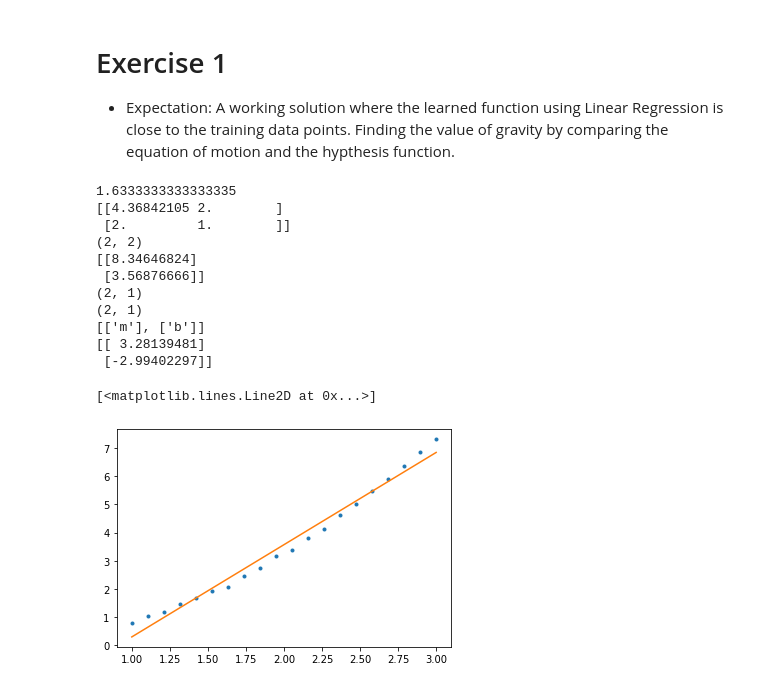
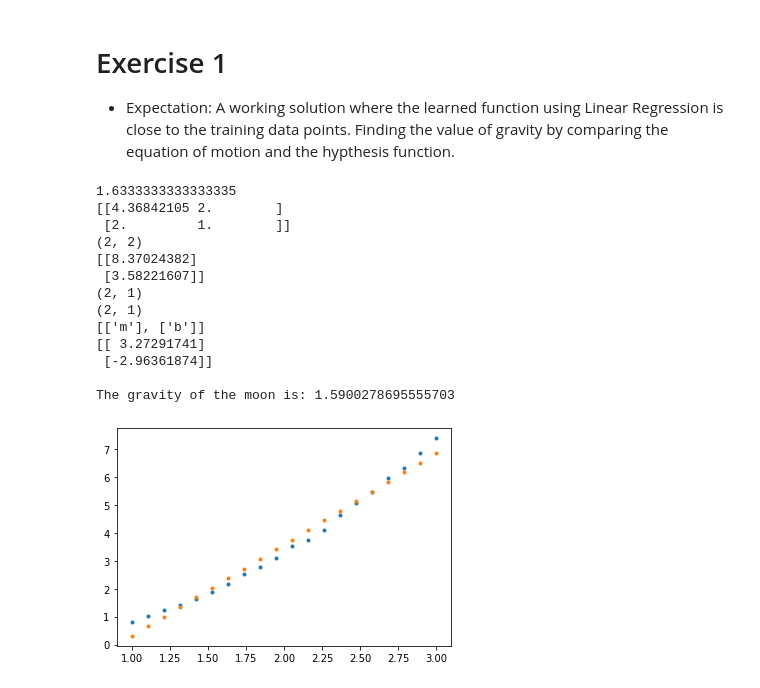
Before and after one commit to Kumail00Alawa/KAUST_AI_WEEK, a Jupyter notebook: thridday.ipynb, the cells around one changed output. Cells and saved outputs as stored; diff of their text form; code cells hidden in the pictures.

```diff
--- a/thridday.ipynb
+++ b/thridday.ipynb
@@ -82,39 +82,81 @@ for dirname, _, filenames in os.walk('/kaggle/input'):
 import matplotlib.pyplot as plt
 import numpy as np
 
 gmoon=9.8/6
 print(gmoon)
 t=np.linspace(1,3,20)
 s=0.5*gmoon*t**2 + 0.05*np.random.randn(t.size)
+
+
+# s = 0.5 * gmoon * t ^2
+# t1 ,t2 ..., s1 ,s2 ...,
+
+
+
+# Y = a1 * X1 + a2 * X2 + ...+ an * Xn
+# s = gmoon * (0.5 * t **2)
+
+
+X = 0.5 * t[:, None] ** 2
+Y = s[:, None] # new dimension
+
+
+
+
+
+
+
+
+
+
+
+
+
+
+
+
+
+
+
+
 plt.plot(t,s,'.')
 
 # Soln
-X = np.array([[(t**2).sum()/len(t), t.sum()/len(t)], [t.sum()/len(t), 1]])
+X = np.array([[(t**2).sum()/len(t), t.sum()/len(t)],
+              [t.sum()/len(t), 1]])
 print(X)
 print(X.shape)
 
-Y = np.array([[(t*s).sum()/len(t)], [(s).sum()/len(t)]])
+Y = np.array([[(t*s).sum()/len(t)],
+              [(s).sum()/len(t)]])
 print(Y)
 print(Y.shape)
 
 theta = np.linalg.inv(X)@Y
 print(theta.shape)
 print([['m'], ['b']])
 print(theta)
 
 regressor = theta[0]*t + theta[1]
-plt.plot(t, regressor)
+plt.plot(t, regressor, '.')
+
+# s = 0.5 * a * t**2 ; if v = 0
+# So, a = 2 * s / t**2
+a = 2 * regressor / t**2
+
+print(f'\nThe gravity of the moon is: {np.average(a)}')
 # %% [output]
 1.6333333333333335
 [[4.36842105 2.        ]
  [2.         1.        ]]
 (2, 2)
-[[8.34646824]
- [3.56876666]]
+[[8.37024382]
+ [3.58221607]]
 (2, 1)
 (2, 1)
 [['m'], ['b']]
-[[ 3.28139481]
- [-2.99402297]]
+[[ 3.27291741]
+ [-2.96361874]]
+
+The gravity of the moon is: 1.5900278695555703
-[<matplotlib.lines.Line2D at 0x...>]
-[figure, old version]
+[figure, new version]
```
Also changed, not shown: parts of 6 cells of this notebook.
